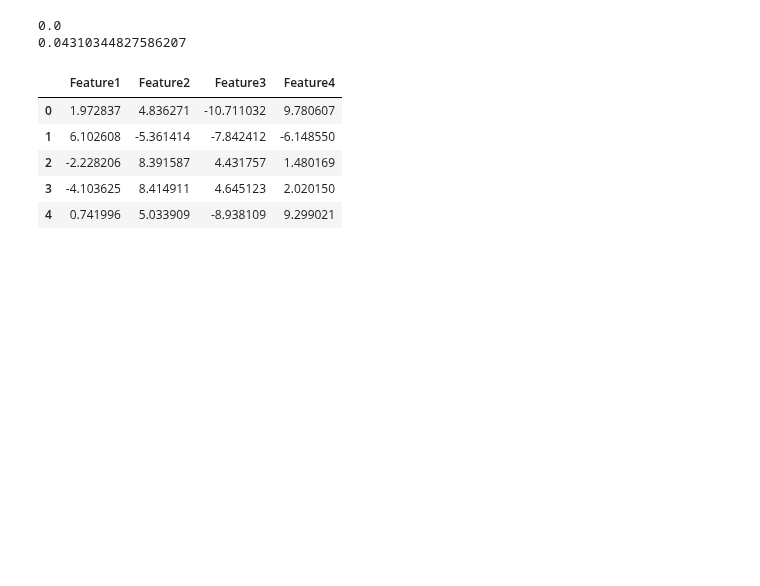
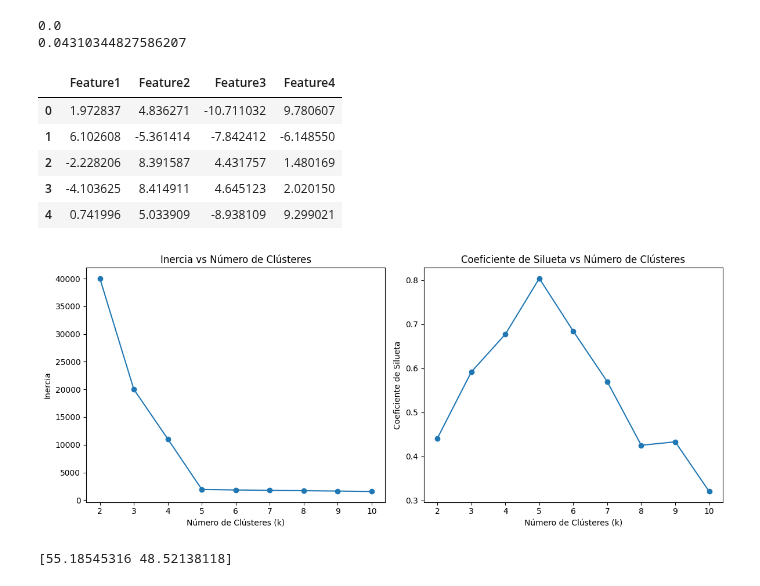
Before and after one commit to SimonGarcia01/ai-course, a Jupyter notebook: Exercise2/exercise2.ipynb, the cells around one changed output. Saved outputs shown, nothing was run; the diff lists cells and outputs as text; code cells hidden in the pictures; blank space fills up the shorter version.

```diff
--- a/Exercise2/exercise2.ipynb
+++ b/Exercise2/exercise2.ipynb
@@ -199,0 +201,45 @@ from sklearn.decomposition import PCA
+# %%
+kmeans = KMeans(n_clusters=4,)
+kmeans.fit(df1)
+y_kmeans = kmeans.predict(df1)
+# %%
+k_values = range(2, 11)
+
+# Lista para almacenar las inercia y coeficiente de silueta
+inertia = []
+silhouette_scores = []
+
+for k in k_values:
+    # Aplicar KMeans con k clústeres
+    kmeans = KMeans(n_clusters=k, random_state=0,n_init=2)
+    kmeans.fit(df1)
+
+    # Guardar la inercia (suma de las distancias intra-clúster)
+    inertia.append(kmeans.inertia_)
+
+    # Predecir los clústeres
+    y_kmeans = kmeans.predict(df1)
+
+    # Calcular el coeficiente de silueta (para k > 1)
+    silhouette_avg = silhouette_score(df1, y_kmeans)
+    silhouette_scores.append(silhouette_avg)
+
+# Graficar la inercia y el coeficiente de silueta
+fig, (ax1, ax2) = plt.subplots(1, 2, figsize=(12, 5))
+
+# Gráfico de la inercia
+ax1.plot(k_values, inertia, marker='o')
+ax1.set_title('Inercia vs Número de Clústeres')
+ax1.set_xlabel('Número de Clústeres (k)')
+ax1.set_ylabel('Inercia')
+
+# Gráfico del coeficiente de silueta
+ax2.plot(k_values, silhouette_scores, marker='o')
+ax2.set_title('Coeficiente de Silueta vs Número de Clústeres')
+ax2.set_xlabel('Número de Clústeres (k)')
+ax2.set_ylabel('Coeficiente de Silueta')
+
+plt.tight_layout()
+plt.show()
+# %% [output]
+[figure, added]
@@ -199,0 +249,4 @@ from sklearn.decomposition import PCA
+# %%
+print(pca.explained_variance_)
+# %% [output]
+[55.18545316 48.52138118]
```
Also changed, not shown: parts of 3 cells of this notebook, 1 other file.
